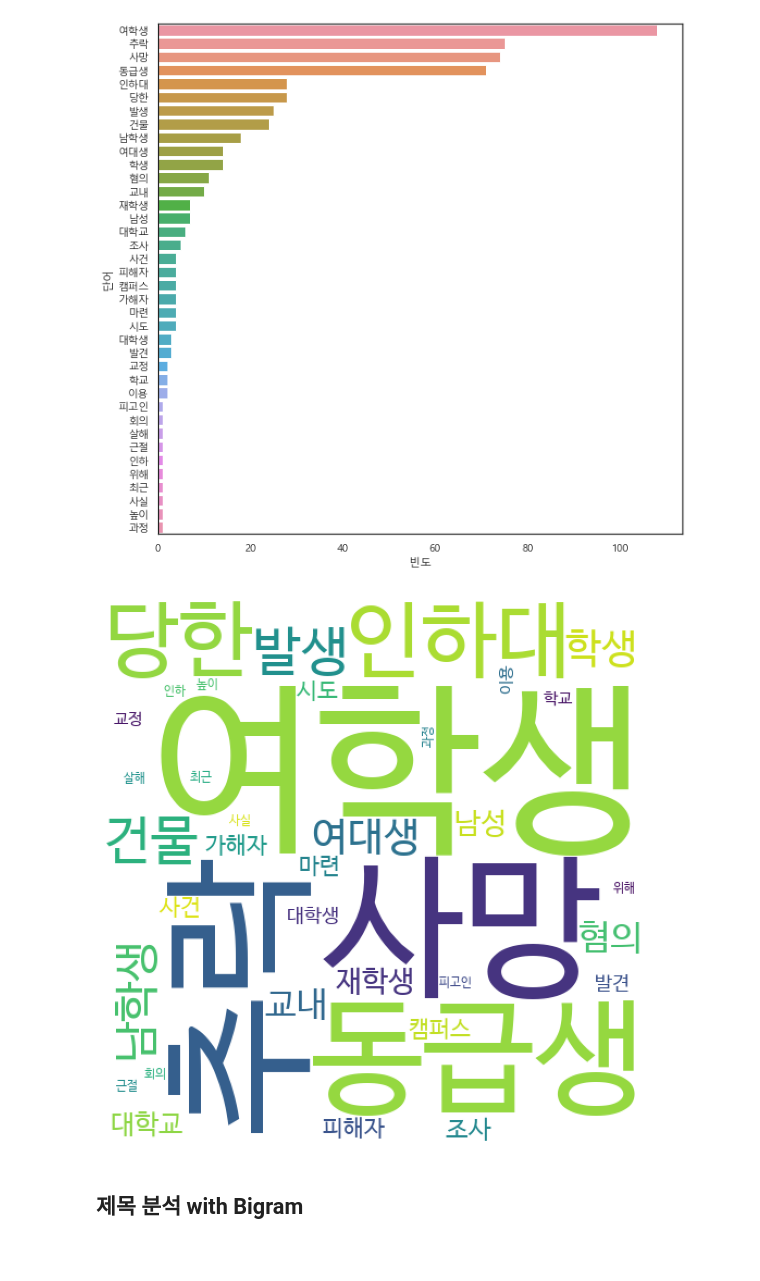
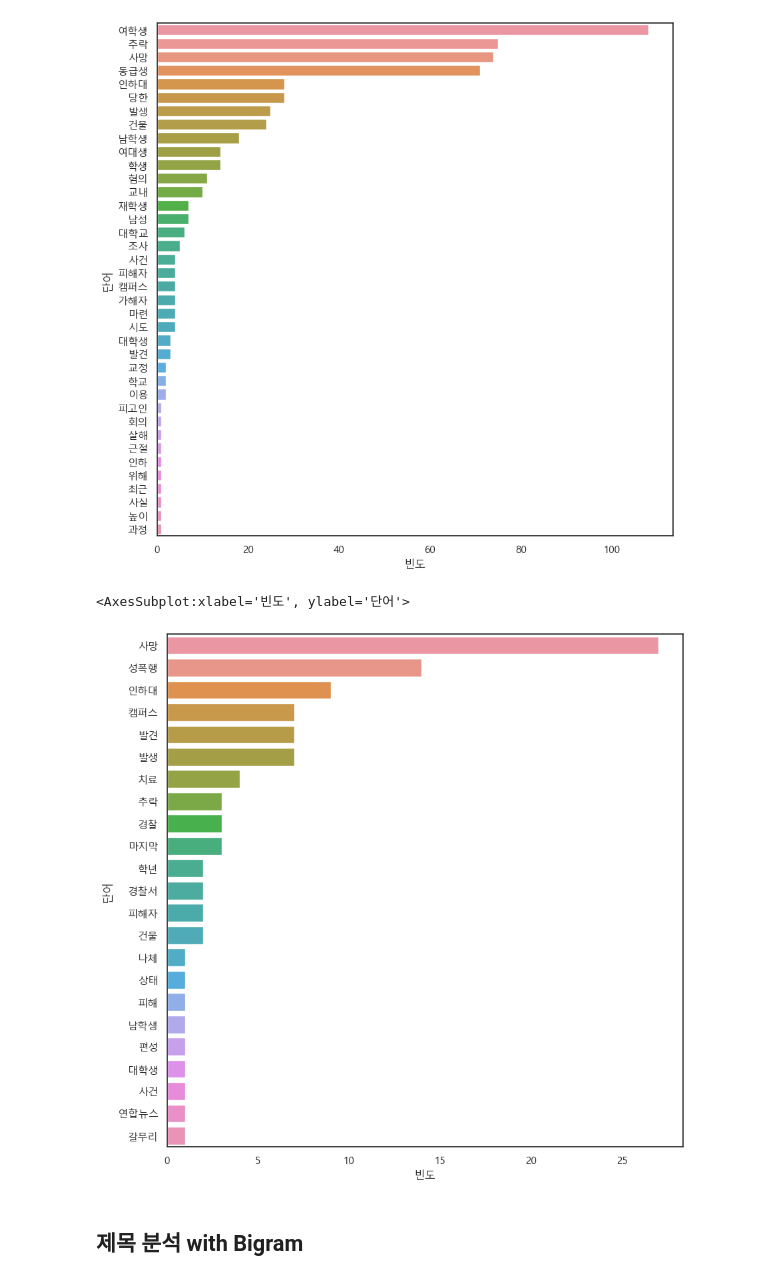
Before and after one commit to sorrychoe/journalism-analytics, a Jupyter notebook: inha_analysis.ipynb, the cells around one changed output. Saved outputs shown, nothing was run; the diff lists cells and outputs as text; code cells hidden in the pictures; blank space fills up the shorter version.

```diff
--- a/inha_analysis.ipynb
+++ b/inha_analysis.ipynb
@@ -151,16 +150,3 @@ sns.barplot(data = vio_df, x = '빈도', y = '단어')
 # %% [output]
 <AxesSubplot:xlabel='빈도', ylabel='단어'>
 [figure]
-# %%
-wc = WordCloud(font_path = 'C:\\Users\\cjsso\\AppData\\Local\\Microsoft\\Windows\\Fonts\\NanumBarunGothic.ttf',
-    width = 500,
-    height = 500,
-    background_color='white').generate_from_frequencies(vio_df.set_index('단어').to_dict()["빈도"])
-
-
-plt.figure(figsize = (10, 10))
-plt.imshow(wc)
-plt.axis('off')
-plt.show()
-# %% [output]
-[figure, removed]
@@ -167,3 +171,11 @@ plt.show()
+# %%
+vio_df = bkp.counter_to_DataFrame(counter)
+vio_df = vio_df[vio_df['단어'].str.len() >= 2].reset_index(drop = True)
+# %%
+sns.barplot(data = vio_df, x = '빈도', y = '단어')
+# %% [output]
+<AxesSubplot:xlabel='빈도', ylabel='단어'>
+[figure, added]
 # %% [markdown]
 ## 제목 분석 with Bigram
 # %%
```
Also changed, not shown: parts of 10 cells of this notebook, 1 other file.
